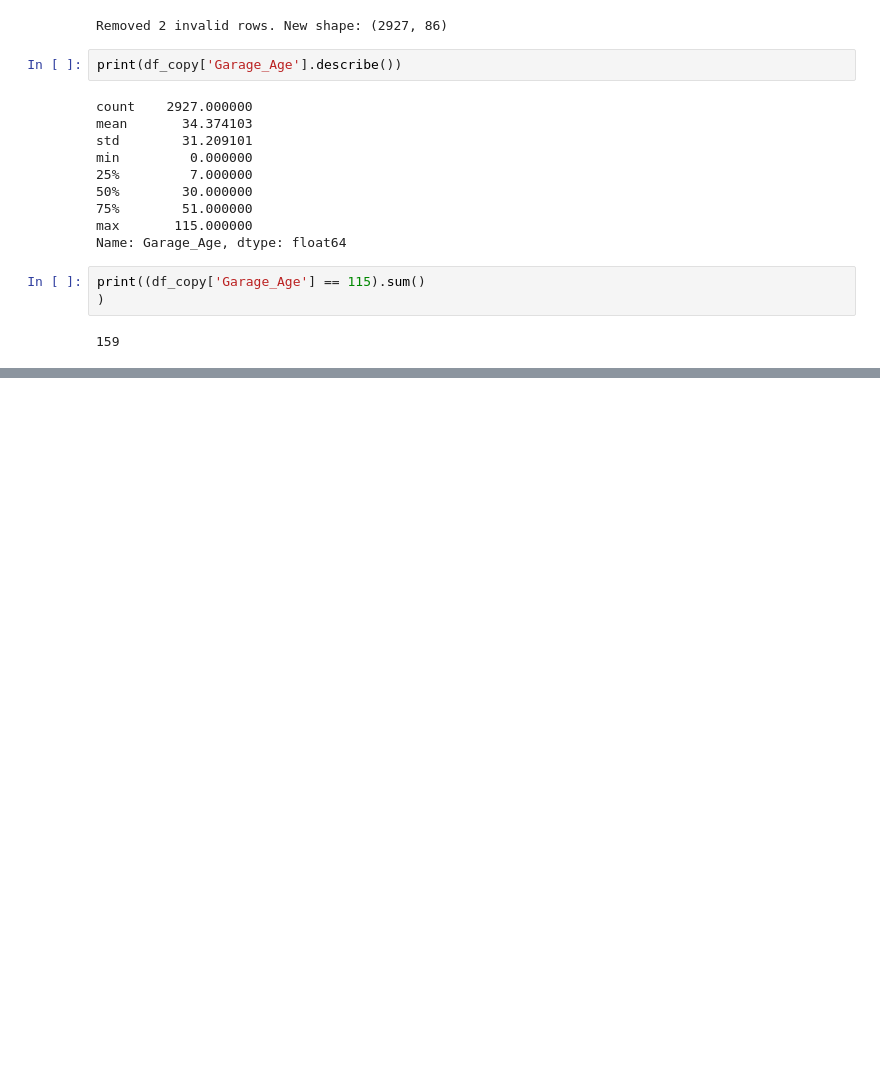
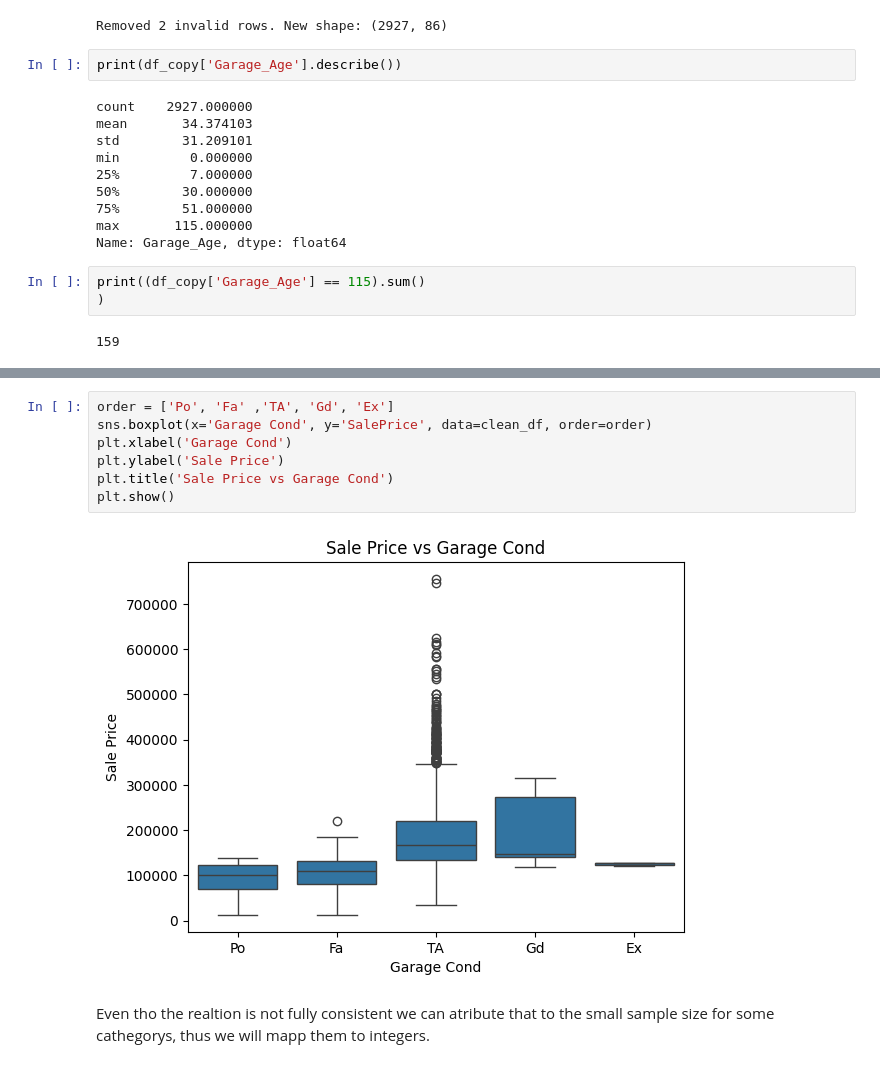
Before and after one commit to hedesiustefan/ML_Project, a Jupyter notebook: dataexplore.ipynb, the cells around one changed output, grey strips where cells are left out. Saved outputs shown, nothing was run; the diff lists cells and outputs as text; blank space fills up the shorter version.

```diff
--- a/dataexplore.ipynb
+++ b/dataexplore.ipynb
@@ -839,0 +911,11 @@ print((df_copy['Garage_Age'] == 115).sum()
+# %%
+order = ['Po', 'Fa' ,'TA', 'Gd', 'Ex']
+sns.boxplot(x='Garage Cond', y='SalePrice', data=clean_df, order=order)
+plt.xlabel('Garage Cond')
+plt.ylabel('Sale Price')
+plt.title('Sale Price vs Garage Cond')
+plt.show()
+# %% [output]
+[figure, added]
+# %% [markdown]
+Even tho the realtion is not fully consistent we can atribute that to the small sample size for some cathegorys, thus we will mapp them to integers.
```
Also changed, not shown: parts of 20 cells of this notebook.
